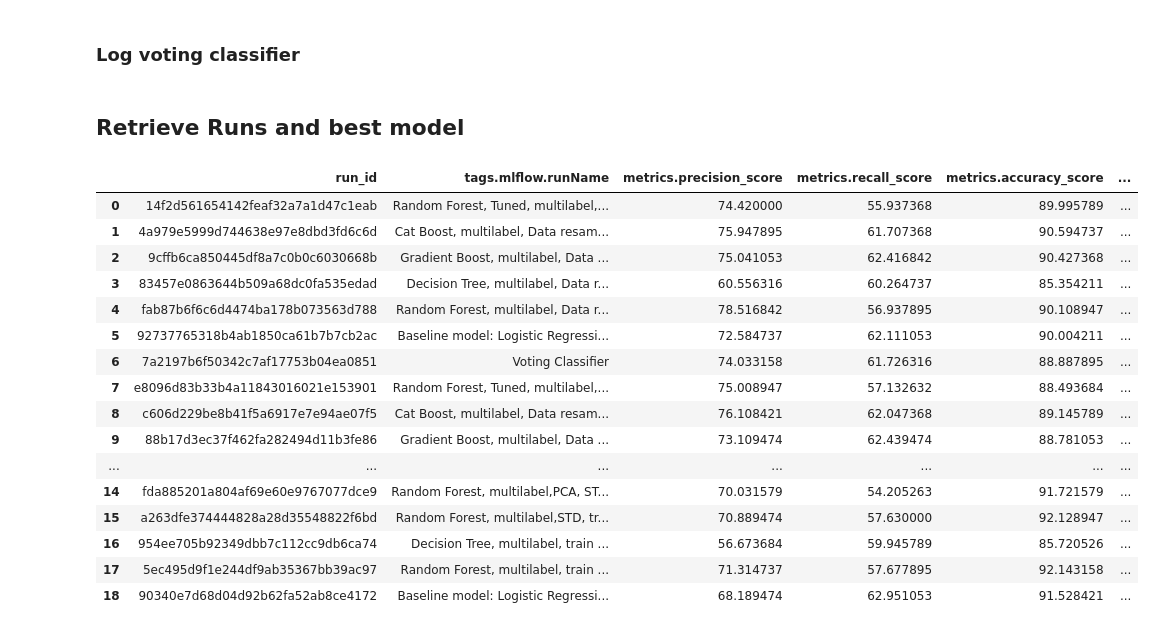
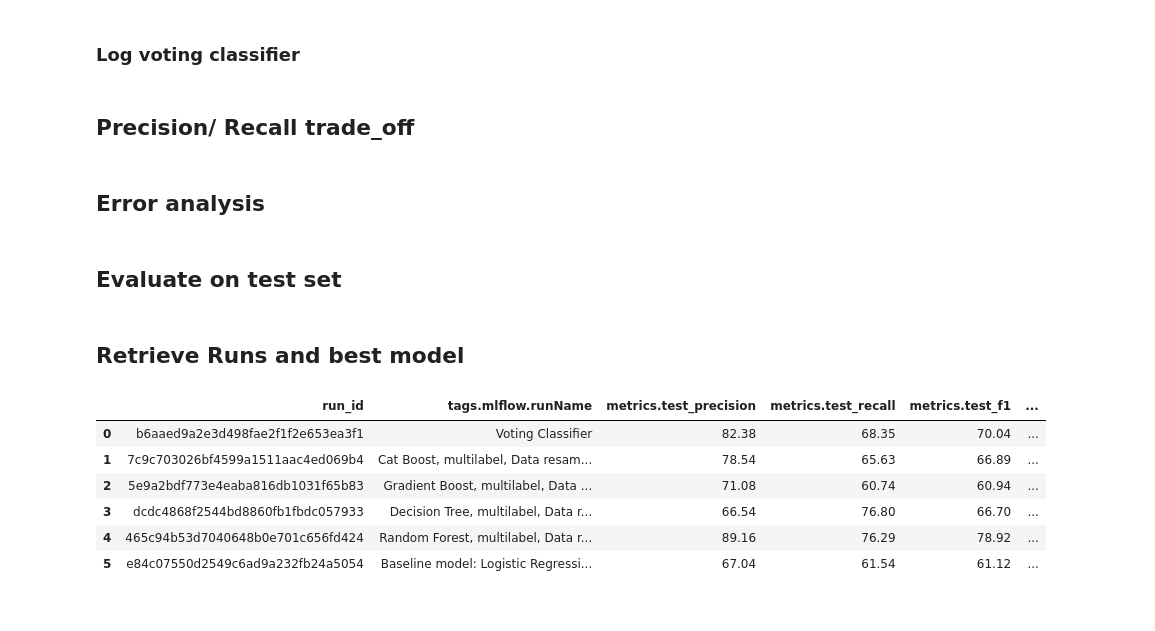
Before and after one commit to AlyAEE/Tech-Jobs-Prediction-Based-On-Your-Skillset-Project, a Jupyter notebook: Notebooks/04.Model Building.ipynb, the cells around one changed output. Drawn from its saved outputs; the diff is of its cells as text; code cells hidden in the pictures.

Commit message:
Model Build. Refined Some code into Functions

```diff
--- a/Notebooks/04.Model Building.ipynb
+++ b/Notebooks/04.Model Building.ipynb
@@ -1194,0 +972,6 @@ with mlflow.start_run(experiment_id=exp.experiment_id, run_name=model["model_des
+# %% [markdown]
+## Precision/ Recall trade_off
+# %% [markdown]
+## Error analysis
+# %% [markdown]
+## Evaluate on test set
@@ -1196,23 +985,13 @@ with mlflow.start_run(experiment_id=exp.experiment_id, run_name=model["model_des
 ## Retrieve Runs and best model
 # %%
 runs = mlflow.search_runs([exp.experiment_id])
-runs[['run_id','tags.mlflow.runName','metrics.precision_score','metrics.recall_score','metrics.accuracy_score','metrics.f1_score']]
+runs[['run_id','tags.mlflow.runName','metrics.test_precision','metrics.test_recall','metrics.test_f1','metrics.test_accuracy']]
 # %% [output]
-|  | run_id | tags.mlflow.runName | metrics.precision_score | metrics.recall_score | metrics.accuracy_score | ... |
-| 0 | 14f2d561654142feaf32a7a1d47c1eab | Random Forest, Tuned, multilabel,... | 74.420000 | 55.937368 | 89.995789 | ... |
-| 1 | 4a979e5999d744638e97e8dbd3fd6c6d | Cat Boost, multilabel, Data resam... | 75.947895 | 61.707368 | 90.594737 | ... |
-| 2 | 9cffb6ca850445df8a7c0b0c6030668b | Gradient Boost, multilabel, Data ... | 75.041053 | 62.416842 | 90.427368 | ... |
-| 3 | 83457e0863644b509a68dc0fa535edad | Decision Tree, multilabel, Data r... | 60.556316 | 60.264737 | 85.354211 | ... |
-| 4 | fab87b6f6c6d4474ba178b073563d788 | Random Forest, multilabel, Data r... | 78.516842 | 56.937895 | 90.108947 | ... |
-| 5 | 92737765318b4ab1850ca61b7b7cb2ac | Baseline model: Logistic Regressi... | 72.584737 | 62.111053 | 90.004211 | ... |
-| 6 | 7a2197b6f50342c7af17753b04ea0851 | Voting Classifier | 74.033158 | 61.726316 | 88.887895 | ... |
-| 7 | e8096d83b33b4a11843016021e153901 | Random Forest, Tuned, multilabel,... | 75.008947 | 57.132632 | 88.493684 | ... |
-| 8 | c606d229be8b41f5a6917e7e94ae07f5 | Cat Boost, multilabel, Data resam... | 76.108421 | 62.047368 | 89.145789 | ... |
-| 9 | 88b17d3ec37f462fa282494d11b3fe86 | Gradient Boost, multilabel, Data ... | 73.109474 | 62.439474 | 88.781053 | ... |
-| ... | ... | ... | ... | ... | ... | ... |
-| 14 | fda885201a804af69e60e9767077dce9 | Random Forest, multilabel,PCA, ST... | 70.031579 | 54.205263 | 91.721579 | ... |
-| 15 | a263dfe374444828a28d35548822f6bd | Random Forest, multilabel,STD, tr... | 70.889474 | 57.630000 | 92.128947 | ... |
-| 16 | 954ee705b92349dbb7c112cc9db6ca74 | Decision Tree, multilabel, train ... | 56.673684 | 59.945789 | 85.720526 | ... |
-| 17 | 5ec495d9f1e244df9ab35367bb39ac97 | Random Forest, multilabel, train ... | 71.314737 | 57.677895 | 92.143158 | ... |
-| 18 | 90340e7d68d04d92b62fa52ab8ce4172 | Baseline model: Logistic Regressi... | 68.189474 | 62.951053 | 91.528421 | ... |
+|  | run_id | tags.mlflow.runName | metrics.test_precision | metrics.test_recall | metrics.test_f1 | ... |
+| 0 | b6aaed9a2e3d498fae2f1f2e653ea3f1 | Voting Classifier | 82.38 | 68.35 | 70.04 | ... |
+| 1 | 7c9c703026bf4599a1511aac4ed069b4 | Cat Boost, multilabel, Data resam... | 78.54 | 65.63 | 66.89 | ... |
+| 2 | 5e9a2bdf773e4eaba816db1031f65b83 | Gradient Boost, multilabel, Data ... | 71.08 | 60.74 | 60.94 | ... |
+| 3 | dcdc4868f2544bd8860fb1fbdc057933 | Decision Tree, multilabel, Data r... | 66.54 | 76.80 | 66.70 | ... |
+| 4 | 465c94b53d7040648b0e701c656fd424 | Random Forest, multilabel, Data r... | 89.16 | 76.29 | 78.92 | ... |
+| 5 | e84c07550d2549c6ad9a232fb24a5054 | Baseline model: Logistic Regressi... | 67.04 | 61.54 | 61.12 | ... |
 # %%
```
Also changed, not shown: parts of 91 cells of this notebook, 8 other files.
